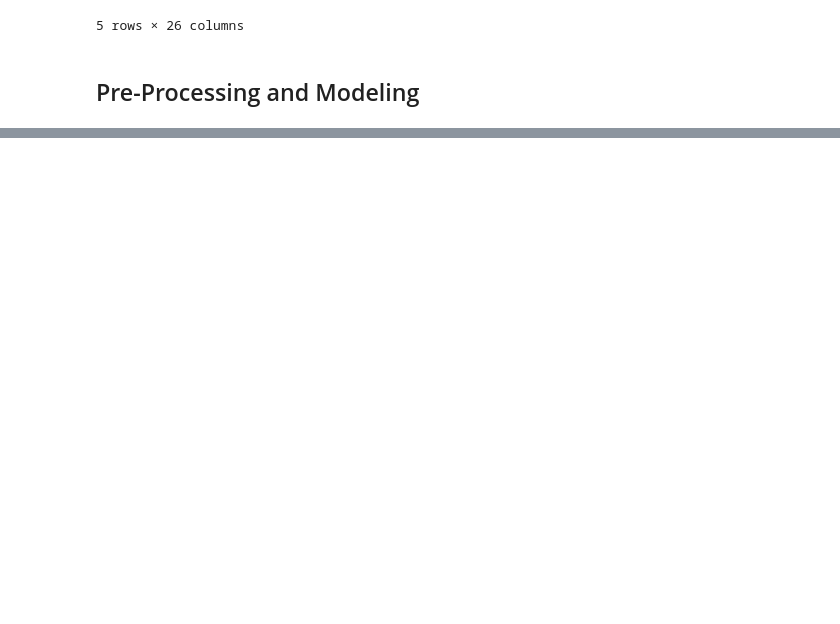
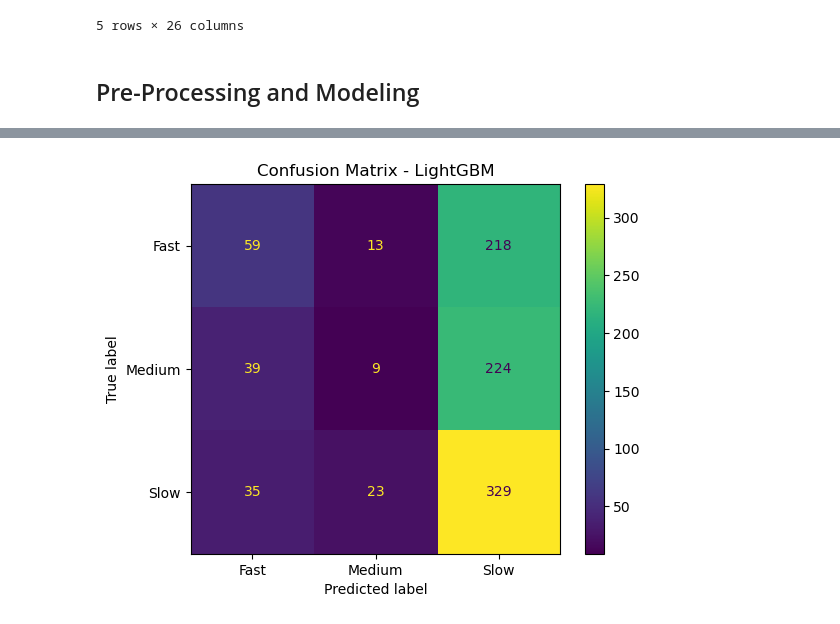
Before and after one commit to OmniaBekheet/Optimal-Pricing-Strategy-for-Quick-Sales---Capstone-3, a Jupyter notebook: Optimal Pricing Strategy for Quick Sales/Optimal Pricing Strategy for Quick Sales.ipynb, the cells around one changed output, grey strips where cells are left out. Cells and saved outputs as stored; diff of their text form; code cells hidden in the pictures; blank space fills up the shorter version.

```diff
--- a/Optimal Pricing Strategy for Quick Sales/Optimal Pricing Strategy for Quick Sales.ipynb
+++ b/Optimal Pricing Strategy for Quick Sales/Optimal Pricing Strategy for Quick Sales.ipynb
@@ -1089,0 +1175,4 @@ sld_data.head()
+# %%
+class_search_lgbm = RandomizedSearchCV(class_lgbm, param_distributions=param_grid_lgbm, n_iter=8, scoring='accuracy', cv=3, random_state=42)
+class_search_lgbm.fit(X_train_speed, y_train_speed)
+print(f"Best params for LightGBM classifier: {class_search_lgbm.best_params_}")
@@ -1089,0 +1322,7 @@ sld_data.head()
+# %%
+# LightGBM Confusion Matrix
+ConfusionMatrixDisplay.from_estimator(class_search_lgbm.best_estimator_, X_test_speed, y_test_speed, display_labels=['Fast', 'Medium', 'Slow'])
+plt.title('Confusion Matrix - LightGBM')
+plt.show()
+# %% [output]
+[figure, added]
```
Also changed, not shown: parts of 26 cells of this notebook.
